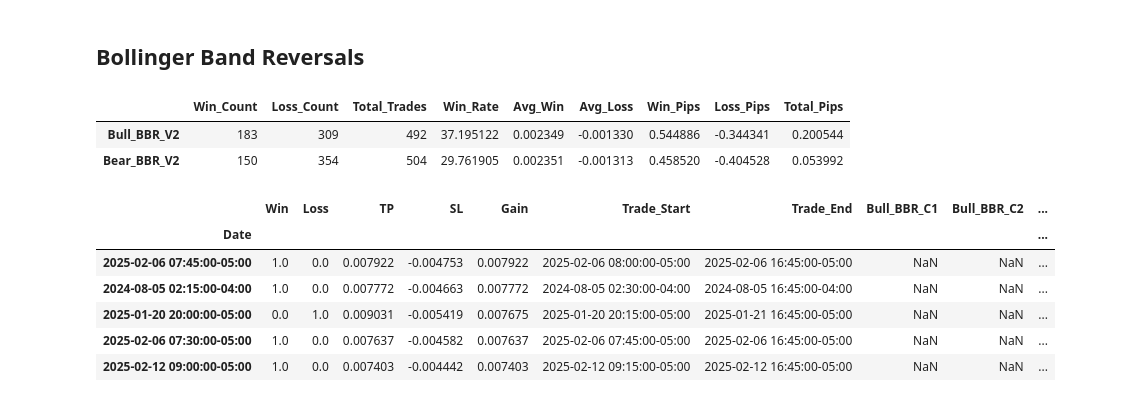
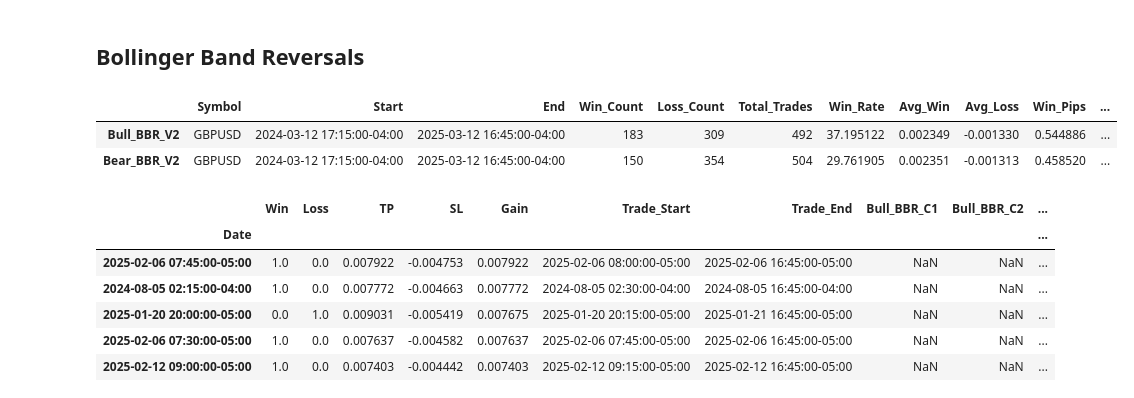
Before and after one commit to root-at-iyn/FXTradingResearch, a Jupyter notebook: research/bb_reversal_v1.ipynb, the cells around one changed output. Saved outputs shown, nothing was run; the diff lists cells and outputs as text; code cells hidden in the pictures.

```diff
--- a/research/bb_reversal_v1.ipynb
+++ b/research/bb_reversal_v1.ipynb
@@ -14,14 +14,15 @@ import plotly.graph_objects as go
 ### Get FE Data
 # %%
 def get_fe_price_data(
-        filename: str = "../output/FE_V2_GBPUSD_15mins_1yr_End_20250311.csv"
+        filename: str = "FE_V2_GBPUSD_15mins_1yr_End_20250311.csv"
         ) -> DataFrame:
     """
     Return the FE price data as a DatetimeIndexed
     DataFrame set to US/Eastern TZ
     """
-    PATH = os.getcwd()
-    df = pd.read_csv(filename)
+    FOLDER = "price_data"
+    PATH = f"{os.getcwd()}/{FOLDER}"
+    df = pd.read_csv(f"{PATH}/{filename}")
     df["Date"] = pd.DatetimeIndex(df["Date"], tz="US/Eastern")
     df.set_index("Date", inplace=True)
     return df
@@ -304,6 +329,9 @@ def trade_stats(df: DataFrame, signal_name: str):
     total_pips = win_pips + loss_pips
 
     stats = {
+        "Symbol": df["Symbol"].iloc[0],
+        "Start": df.index.min(),
+        "End": df.index.max(),
         "Win_Count": win_count,
         "Loss_Count": loss_count,
         "Total_Trades": total_trades,
@@ -316,3 +344,24 @@ def trade_stats(df: DataFrame, signal_name: str):
     }
 
     return stats
+
+def signal_stats(df: DataFrame, signals: list["str"]):
+    stats = [trade_stats(df, signal) for signal in signals]
+    return stats
+
+def get_trend_signal_stats(df: DataFrame, long: str, short: str, sma: str = "SMA4"):
+    # Apply gains to df
+    df[gains_cols] = df.apply(
+        trend_gains,
+        axis=1,
+        args=[df["Close"], df[sma], long, short],
+        result_type='expand'
+    )
+
+    # get stats for long / short signals
+    gain_stats = signal_stats(df.query("Iday_Range < (Yday_High - Yday_Low) * 0.5"), [long,short])
+
+    # build stats dataframe
+    return pd.DataFrame(data=gain_stats,
+                index=[long,short]
+                )
@@ -420,7 +448,7 @@ sma_bo_gains_df
 # %%
 pd.options.display.max_rows = 100
 data_end_date: str = "20250311"
-path: str = f"./price_data/FE_GBPUSD_15mins_1yr_End_{data_end_date}.csv"
+path: str = f"FE_GBPUSD_15mins_1yr_End_{data_end_date}.csv"
 bull_bbr_df = get_fe_price_data(filename=path)
 bear_bbr_df = get_fe_price_data(filename=path)
 
@@ -428,36 +456,36 @@ long_signal = "Bull_BBR_V2"
 short_signal = "Bear_BBR_V2"
 
 # long
 bull_bbr_df[gains_cols] = bull_bbr_df.apply(
     range_long_gains,
     axis=1,
     args=[bull_bbr_df["High"],bull_bbr_df["Low"],bull_bbr_df["Close"],
           long_signal, 1.5, 2.5],
     result_type='expand',
     range_type="ATR4"
 )
 # short
 bear_bbr_df[gains_cols] = bear_bbr_df.apply(
     range_short_gains,
     axis=1,
     args=[bear_bbr_df["High"],bear_bbr_df["Low"],bear_bbr_df["Close"],
           short_signal, 1.5, 2.5],
     result_type='expand',
     range_type="ATR4"
 )
 
 bull_bbr_gains_df = trade_stats(bull_bbr_df, long_signal)
 bear_bbr_gains_df = trade_stats(bear_bbr_df, short_signal)
 
 bbr_gains_df = pd.DataFrame(data=[bull_bbr_gains_df, bear_bbr_gains_df],
              index=[long_signal,short_signal]
              )
 
 bbr_gains_df
 # %% [output]
-|  | Win_Count | Loss_Count | Total_Trades | Win_Rate | Avg_Win | Avg_Loss | Win_Pips | Loss_Pips | Total_Pips |
-| Bull_BBR_V2 | 183 | 309 | 492 | 37.195122 | 0.002349 | -0.001330 | 0.544886 | -0.344341 | 0.200544 |
-| Bear_BBR_V2 | 150 | 354 | 504 | 29.761905 | 0.002351 | -0.001313 | 0.458520 | -0.404528 | 0.053992 |
+|  | Symbol | Start | End | Win_Count | Loss_Count | Total_Trades | Win_Rate | Avg_Win | Avg_Loss | Win_Pips | ... |
+| Bull_BBR_V2 | GBPUSD | 2024-03-12 17:15:00-04:00 | 2025-03-12 16:45:00-04:00 | 183 | 309 | 492 | 37.195122 | 0.002349 | -0.001330 | 0.544886 | ... |
+| Bear_BBR_V2 | GBPUSD | 2024-03-12 17:15:00-04:00 | 2025-03-12 16:45:00-04:00 | 150 | 354 | 504 | 29.761905 | 0.002351 | -0.001313 | 0.458520 | ... |
 # %%
 bull_bbr_df[[*gains_cols, "Bull_BBR_C1","Bull_BBR_C2","Bull_BBR_C3","Bull_BBR_C4"]].nlargest(10, "Gain")
 # %% [output]
```
Also changed, not shown: parts of 22 cells of this notebook, 29 other files.
